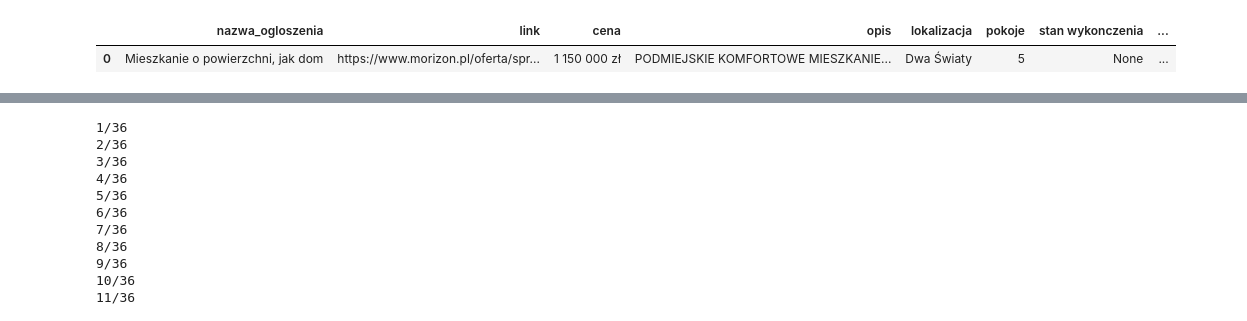
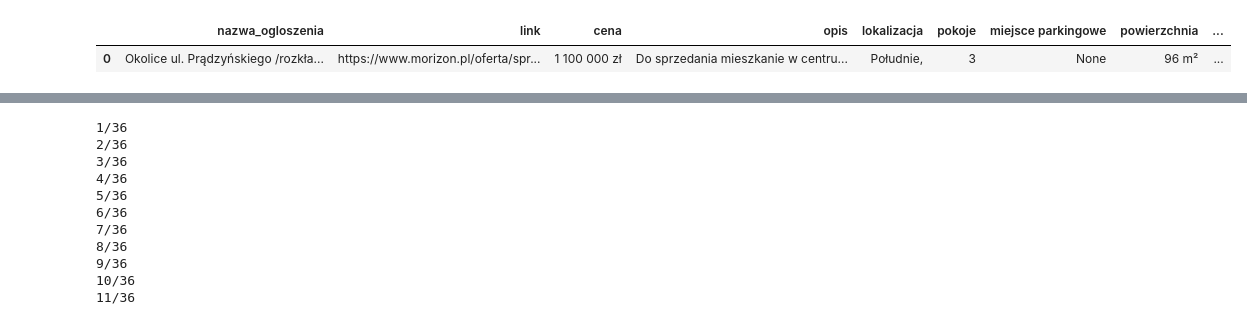
Before and after one commit to azietek/real-estate-market-analysis, a Jupyter notebook: morizon_scraper.ipynb, the cells around one changed output, grey strips where cells are left out. Cells and saved outputs as stored; diff of their text form; code cells hidden in the pictures.

Commit message:
v2  stan wykonczenia

```diff
--- a/morizon_scraper.ipynb
+++ b/morizon_scraper.ipynb
@@ -40,13 +40,6 @@ def get_info_morizon(url):
         lokalizacja = None
 
 
-
-
-    try:
-        stan_wykonczenia = driver.find_element(By.XPATH, ).text ##########
-    except:
-        stan_wykonczenia = None
-
     try:
         x=''
         dane = driver.find_elements(By.XPATH, '//*[@id="app"]/div[2]/main/div[4]/section/div[6]')
@@ -64,14 +57,10 @@ def get_info_morizon(url):
 
 
     try:
-        miejsce_parkingowe = driver.find_element(By.XPATH, ).text ##########
+        miejsce_parkingowe = driver.find_element(By.XPATH,'//*[@id="app"]/div[2]/main/div[4]/section/div[10]/ul/li[3]/span' ).text
     except:
         miejsce_parkingowe = None
 
-    try:
-        ogrzewanie = driver.find_element(By.XPATH, ).text ########
-    except:
-        ogrzewanie = None
 
     try:
         button = driver.find_element(By.XPATH, '//*[@id="app"]/div[2]/main/div[4]/section/div[4]/button')
@@ -84,8 +73,8 @@ def get_info_morizon(url):
     except:
         opis = None
 
-    col = ['nazwa_ogloszenia', 'link','cena', 'opis', 'lokalizacja','pokoje','stan wykonczenia', 'miejsce parkingowe']
-    dane = [[nazwa,url,cena, opis, lokalizacja,pokoje, stan_wykonczenia, miejsce_parkingowe]]
+    col = ['nazwa_ogloszenia', 'link','cena', 'opis', 'lokalizacja','pokoje', 'miejsce parkingowe']
+    dane = [[nazwa,url,cena, opis, lokalizacja,pokoje, miejsce_parkingowe]]
     czesc = pd.DataFrame(data=dane,columns=col)
     koncowy = pd.concat([czesc, wynik], ignore_index = False ,axis=1)
     driver.quit()
@@ -94,8 +83,8 @@ def get_info_morizon(url):
 
     return koncowy
 # %%
-get_info_morizon('https://www.morizon.pl/oferta/sprzedaz-mieszkanie-wroclaw-dwa-swiaty-115m2-mzn2042926630')
+get_info_morizon('https://www.morizon.pl/oferta/sprzedaz-mieszkanie-wroclaw-krzyki-gen-ignacego-pradzynskiego-96m2-mzn2043231298')
 # %% [output]
-|  | nazwa_ogloszenia | link | cena | opis | lokalizacja | pokoje | stan wykonczenia | ... |
-| 0 | Mieszkanie o powierzchni, jak dom | https://www.morizon.pl/oferta/spr... | 1 150 000 zł | PODMIEJSKIE KOMFORTOWE MIESZKANIE... | Dwa Światy | 5 | None | ... |
+|  | nazwa_ogloszenia | link | cena | opis | lokalizacja | pokoje | miejsce parkingowe | powierzchnia | ... |
+| 0 | Okolice ul. Prądzyńskiego /rozkła... | https://www.morizon.pl/oferta/spr... | 1 100 000 zł | Do sprzedania mieszkanie w centru... | Południe, | 3 | None | 96 m² | ... |
 # %%
```
Also changed, not shown: parts of 2 cells of this notebook.
